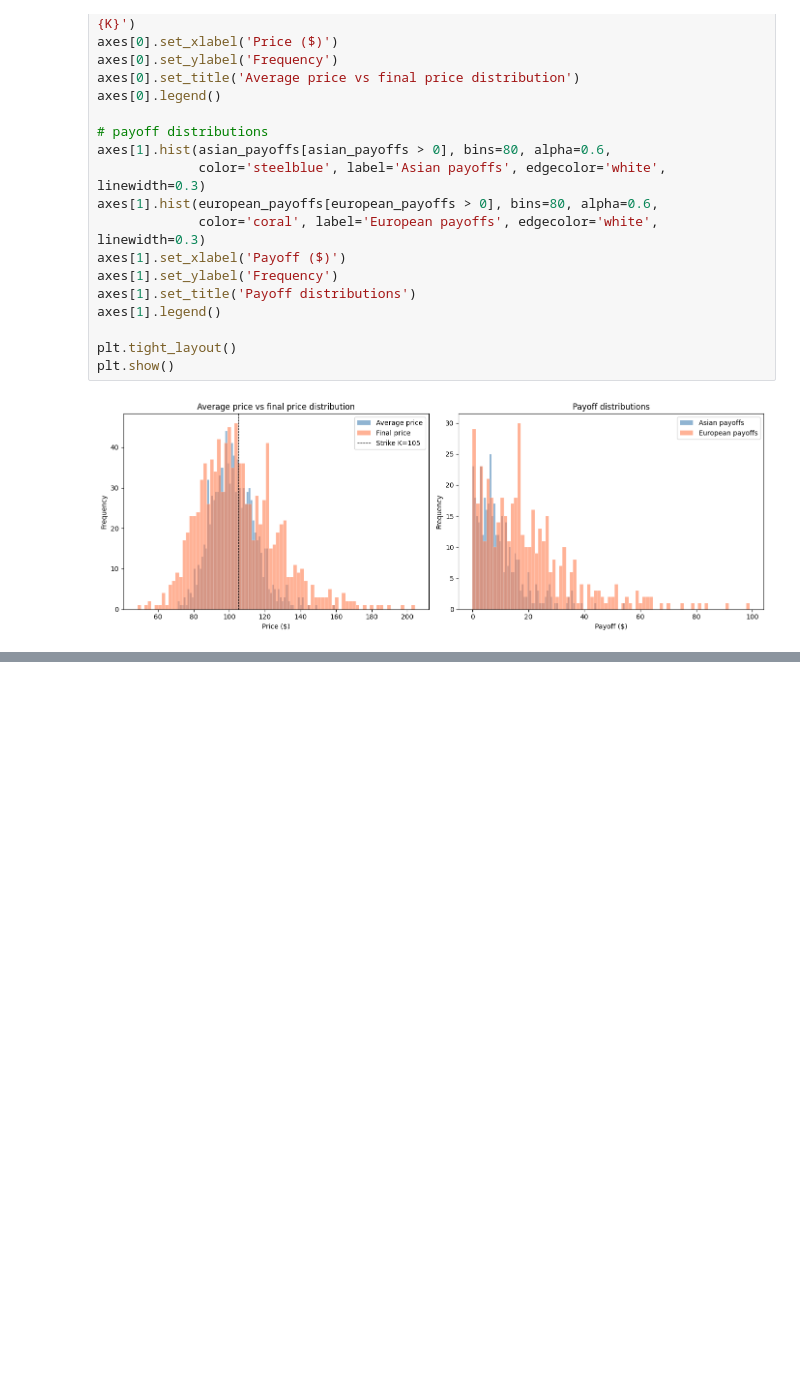
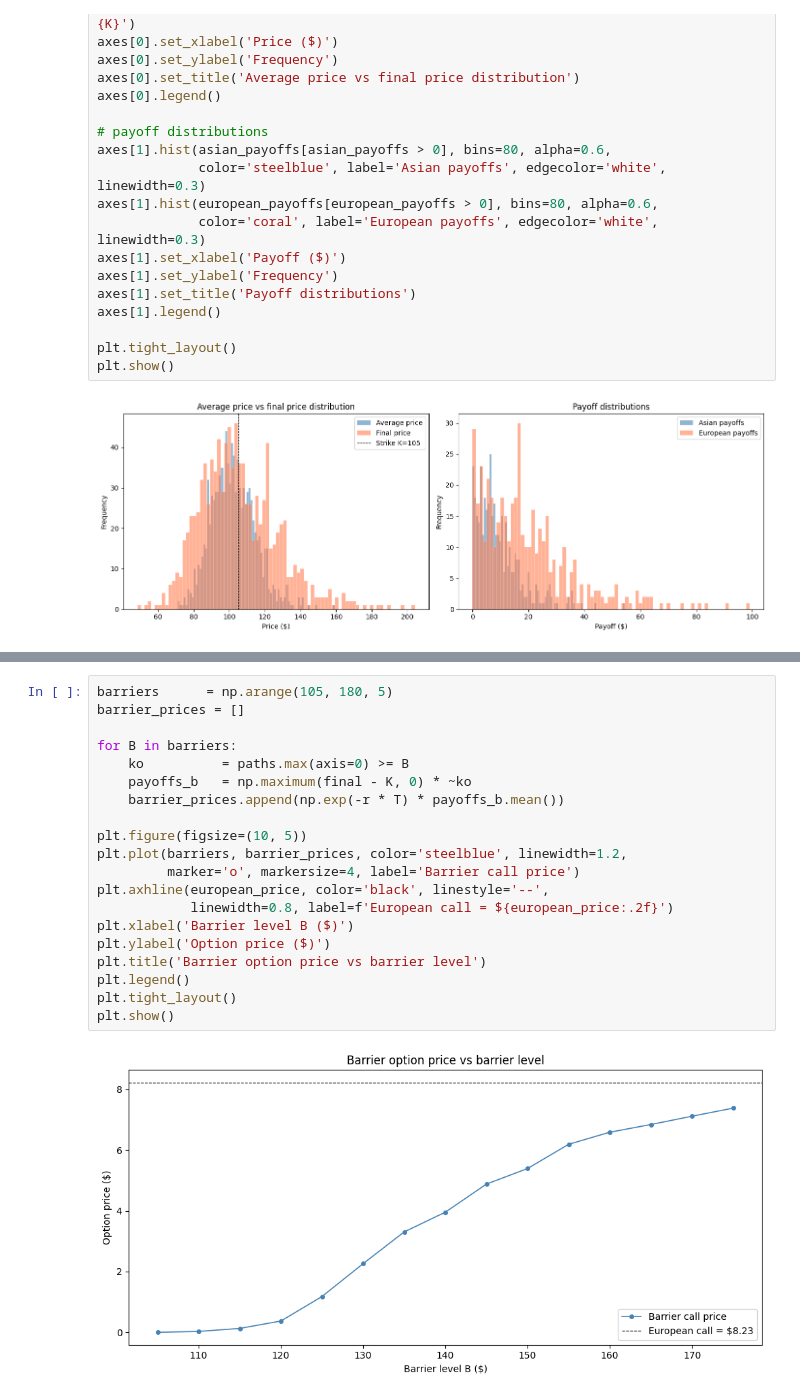
Before and after one commit to sub-roc/monte-carlo-pricer, a Jupyter notebook: notebooks/05_asians_barriers.ipynb, the cells around one changed output, grey strips where cells are left out. Saved outputs shown, nothing was run; the diff lists cells and outputs as text; blank space fills up the shorter version.

```diff
--- a/notebooks/05_asians_barriers.ipynb
+++ b/notebooks/05_asians_barriers.ipynb
@@ -85,0 +142,22 @@ plt.show()
+# %%
+barriers      = np.arange(105, 180, 5)
+barrier_prices = []
+
+for B in barriers:
+    ko          = paths.max(axis=0) >= B
+    payoffs_b   = np.maximum(final - K, 0) * ~ko
+    barrier_prices.append(np.exp(-r * T) * payoffs_b.mean())
+
+plt.figure(figsize=(10, 5))
+plt.plot(barriers, barrier_prices, color='steelblue', linewidth=1.2,
+         marker='o', markersize=4, label='Barrier call price')
+plt.axhline(european_price, color='black', linestyle='--',
+            linewidth=0.8, label=f'European call = ${european_price:.2f}')
+plt.xlabel('Barrier level B ($)')
+plt.ylabel('Option price ($)')
+plt.title('Barrier option price vs barrier level')
+plt.legend()
+plt.tight_layout()
+plt.show()
+# %% [output]
+[figure, added]
```
Also changed, not shown: parts of 4 cells of this notebook.
